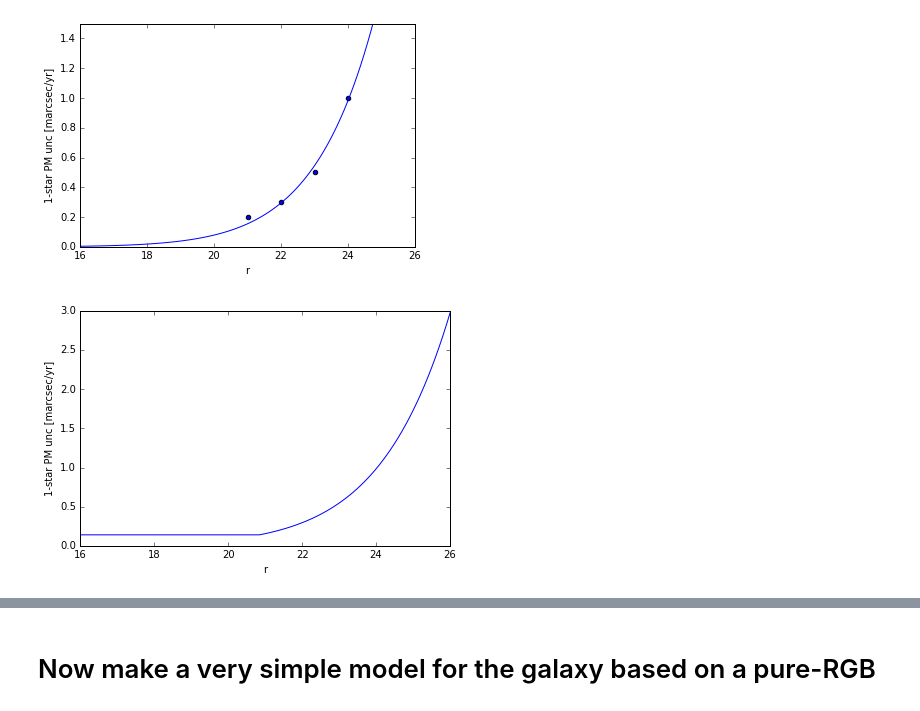
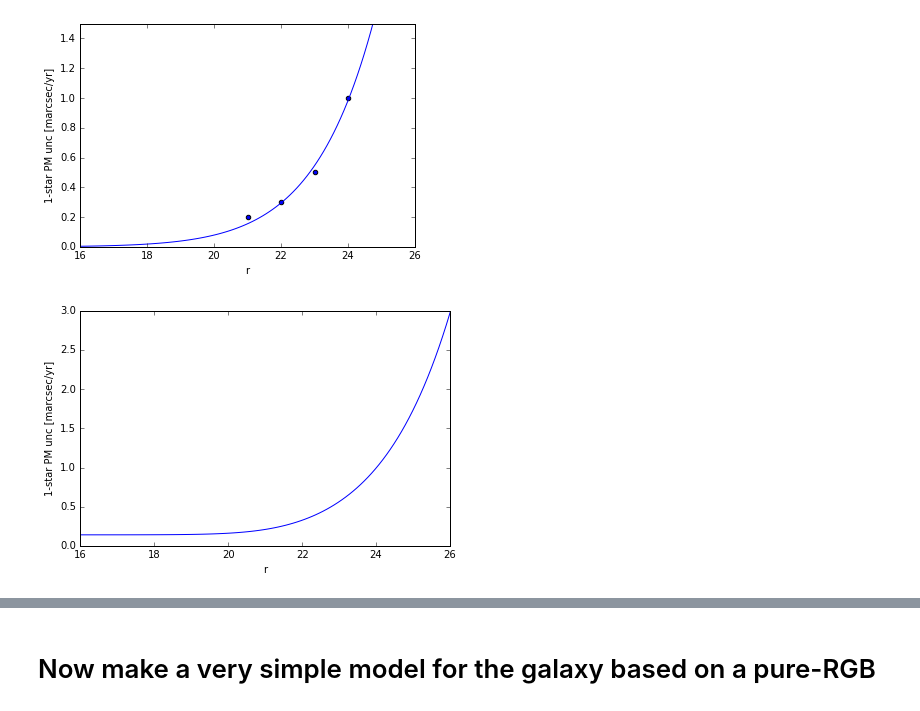
Before and after one commit to eteq/lsst_experiments, a Jupyter notebook: Proper Motion estimates.ipynb, the cells around one changed output, grey strips where cells are left out. Drawn from its saved outputs; the diff is of its cells as text; code cells hidden in the pictures.

```diff
--- a/Proper Motion estimates.ipynb
+++ b/Proper Motion estimates.ipynb
@@ -65,34 +65,35 @@ def pm_from_nstars(rmags, distance=None, sys_floor=0.14*u.mas/u.yr):
     Parameters
     ----------
     rmags : astropy Quantity with magnitude units
         The magnitude(s) of the objects to compute the PM accuracy of
     distance : None or astropy Quantity with distance units
         The distance to assume the stars are at, or None to get angular units.
     sys_floor :  astropy Quantity with PM units (angle/time)
-        The minimal PM accuracy possible - the "systematic floor". Default value
-        based on LSST science book.
+        The systematic floor on the PM accuracy, added in quadrature to the random
+        component.
 
     Returns
     -------
     bulk_pm : Quantity
         The PM uncertainty from averaging *all* the stars with the given `rmags`.
         Has PM units if `distance` is None or velocity units, otherwise.
     individual_pms : Quantity
         The PM uncertainty for each of the stars individually.
         Has PM units if `distance` is None or velocity units, otherwise.
     """
     pm_errs = pl(rmags.to(lsst_expected['r'].unit).value)*lsst_expected['sig_mu'].unit
-    pm_errs[pm_errs<sys_floor] = sys_floor
+    #pm_errs[pm_errs<sys_floor] = sys_floor
+    pm_errs = (pm_errs**2 + sys_floor**2)**0.5
 
     if distance is not None:
         pm_errs = (pm_errs*distance).to(u.km/u.s, u.dimensionless_angles())
 
     return np.sum(pm_errs**2)**0.5 * pm_errs.size**-1, pm_errs
 
 xs = np.linspace(16,26,100)
 plt.plot(xs,  pm_from_nstars(xs*u.mag)[-1])
 plt.xlabel('r')
 plt.ylabel('1-star PM unc [marcsec/yr]')
 plt.tight_layout()
 # %% [output]
-[figure, old version]
+[figure, new version]
```
Also changed, not shown: parts of 15 cells of this notebook.
